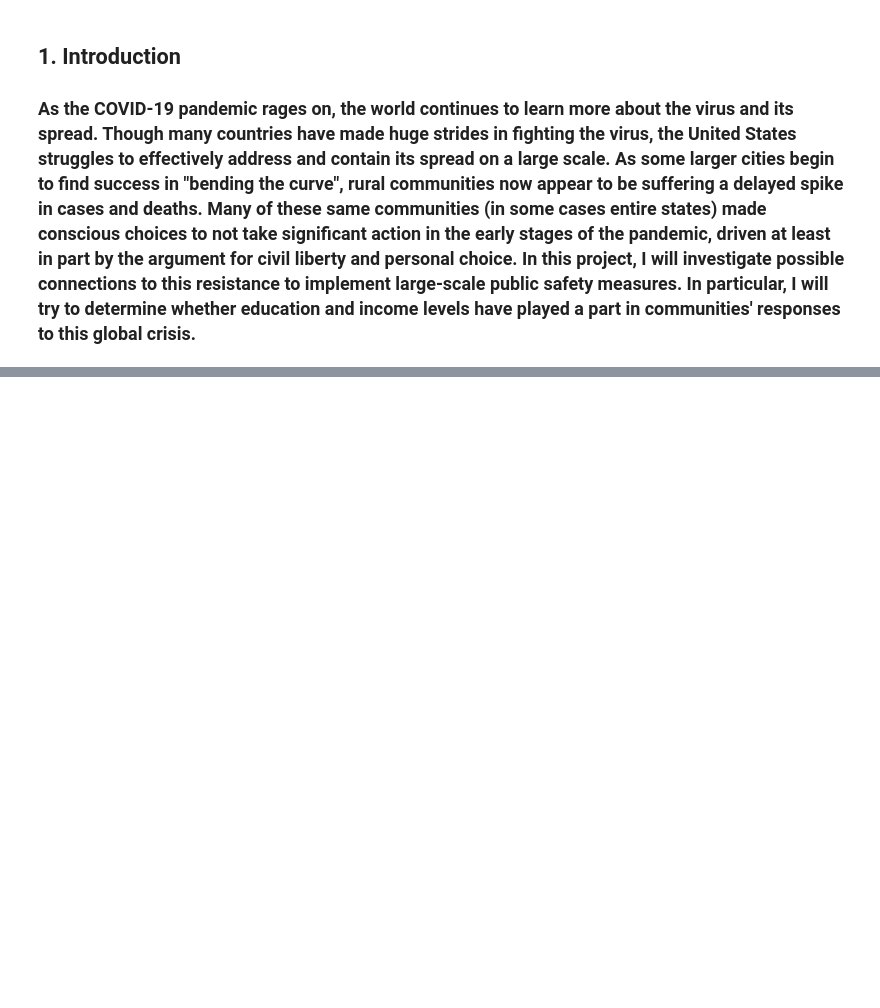
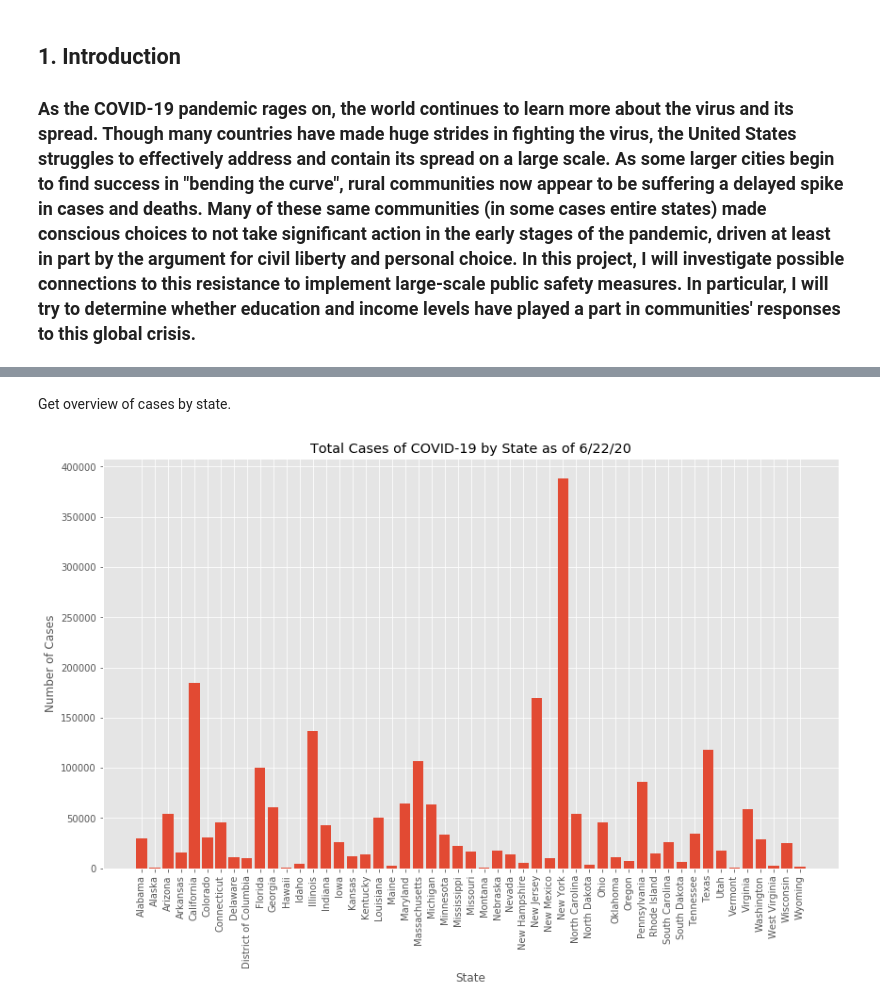
Before and after one commit to rc81590/Coursera_Capstone, a Jupyter notebook: Capstone - Final Project.ipynb, the cells around one changed output, grey strips where cells are left out. Cells and saved outputs as stored; diff of their text form; code cells hidden in the pictures; blank space fills up the shorter version.

```diff
--- a/Capstone - Final Project.ipynb
+++ b/Capstone - Final Project.ipynb
@@ -14,0 +93,8 @@
+# %%
+for index, row in covid_week.iterrows():
+    for i in range(len(covid_week.columns) - 3):
+        if row[i + 2] != 0:
+            covid_week.iloc[index, i + 3] = row[i + 3] / row[i + 2]
+        else:
+            covid_week.iloc[index, i + 2] = np.nan
+covid_week.tail()
@@ -14,0 +328,21 @@
+# %% [markdown]
+Get overview of cases by state.
+# %%
+covid_states = covid.groupby(['State']).sum()
+# %%
+covid_states_current = covid_states[['6/22/20']].reset_index()
+# %%
+x = covid_states_current['State'].to_list()
+y = covid_states_current['6/22/20'].to_list()
+x_pos = [i for i, _ in enumerate(x)]
+# %%
+plt.figure(figsize=(14,8))
+plt.bar(x_pos, y)
+plt.xlabel('State')
+plt.ylabel('Number of Cases')
+plt.title('Total Cases of COVID-19 by State as of 6/22/20')
+plt.xticks(x_pos, x, rotation = 90)
+
+plt.show()
+# %% [output]
+[figure, added]
```
Also changed, not shown: parts of 49 cells of this notebook.
